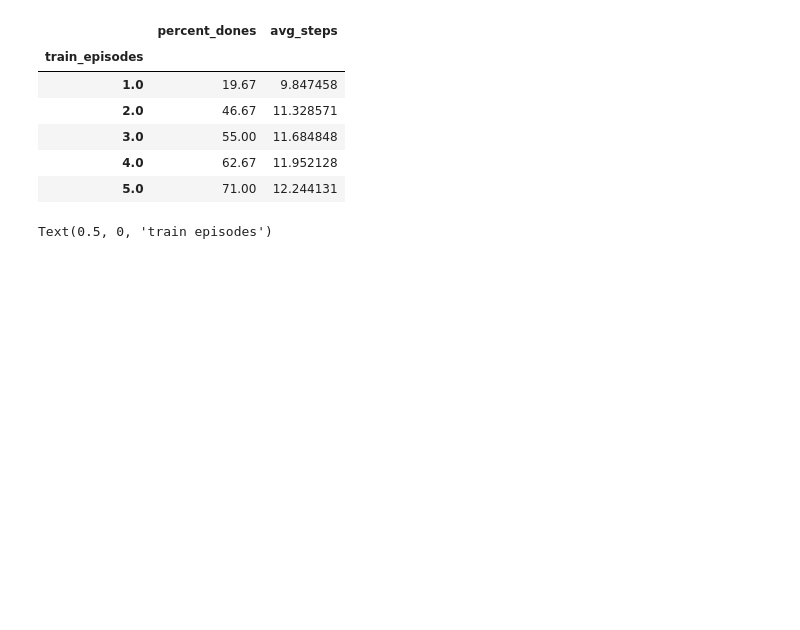
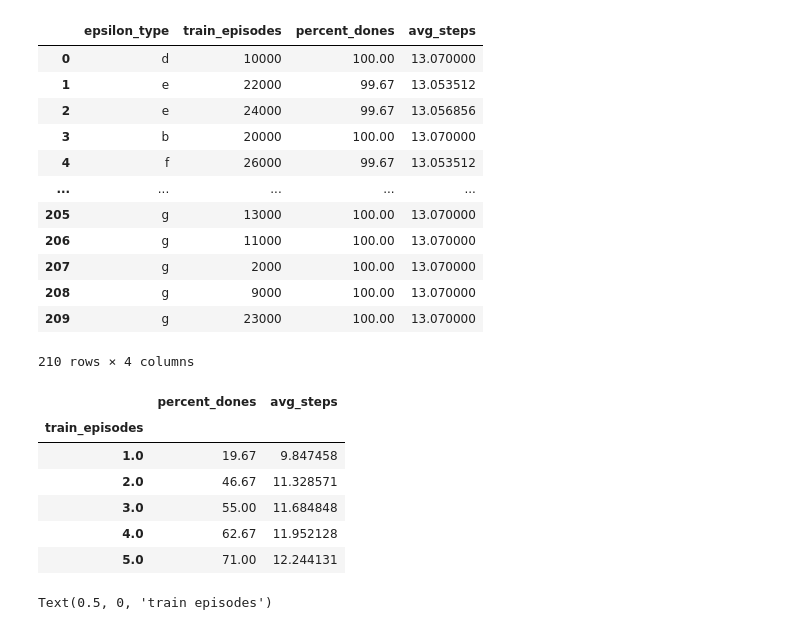
Before and after one commit to anselmobd/qrlstudy, a Jupyter notebook: eval1.ipynb, the cells around one changed output. Cells and saved outputs as stored; diff of their text form; code cells hidden in the pictures; blank space fills up the shorter version.

```diff
--- a/eval1.ipynb
+++ b/eval1.ipynb
@@ -8,11 +8,26 @@ eval_file_name = "qtb/qgye1/qeval.txt"
 # %%
 # with open(eval_file_name, 'r') as f:
 #     qeval = list(csv.reader(f, delimiter = ';'))
 
 # qeval = np.loadtxt(eval_file_name, delimiter=";", dtype=str)
 
 columns = ['epsilon_type','train_episodes','percent_dones','avg_steps']
 qeval = pd.read_csv(eval_file_name, sep=";", header=None, names=columns)
+qeval
+# %% [output]
+|  | epsilon_type | train_episodes | percent_dones | avg_steps |
+| 0 | d | 10000 | 100.00 | 13.070000 |
+| 1 | e | 22000 | 99.67 | 13.053512 |
+| 2 | e | 24000 | 99.67 | 13.056856 |
+| 3 | b | 20000 | 100.00 | 13.070000 |
+| 4 | f | 26000 | 99.67 | 13.053512 |
+| ... | ... | ... | ... | ... |
+| 205 | g | 13000 | 100.00 | 13.070000 |
+| 206 | g | 11000 | 100.00 | 13.070000 |
+| 207 | g | 2000 | 100.00 | 13.070000 |
+| 208 | g | 9000 | 100.00 | 13.070000 |
+| 209 | g | 23000 | 100.00 | 13.070000 |
+210 rows × 4 columns
 # %%
 qeval['train_episodes'] = qeval['train_episodes'] / 1_000
 # %%
```
Also changed, not shown: parts of 2 cells of this notebook.
